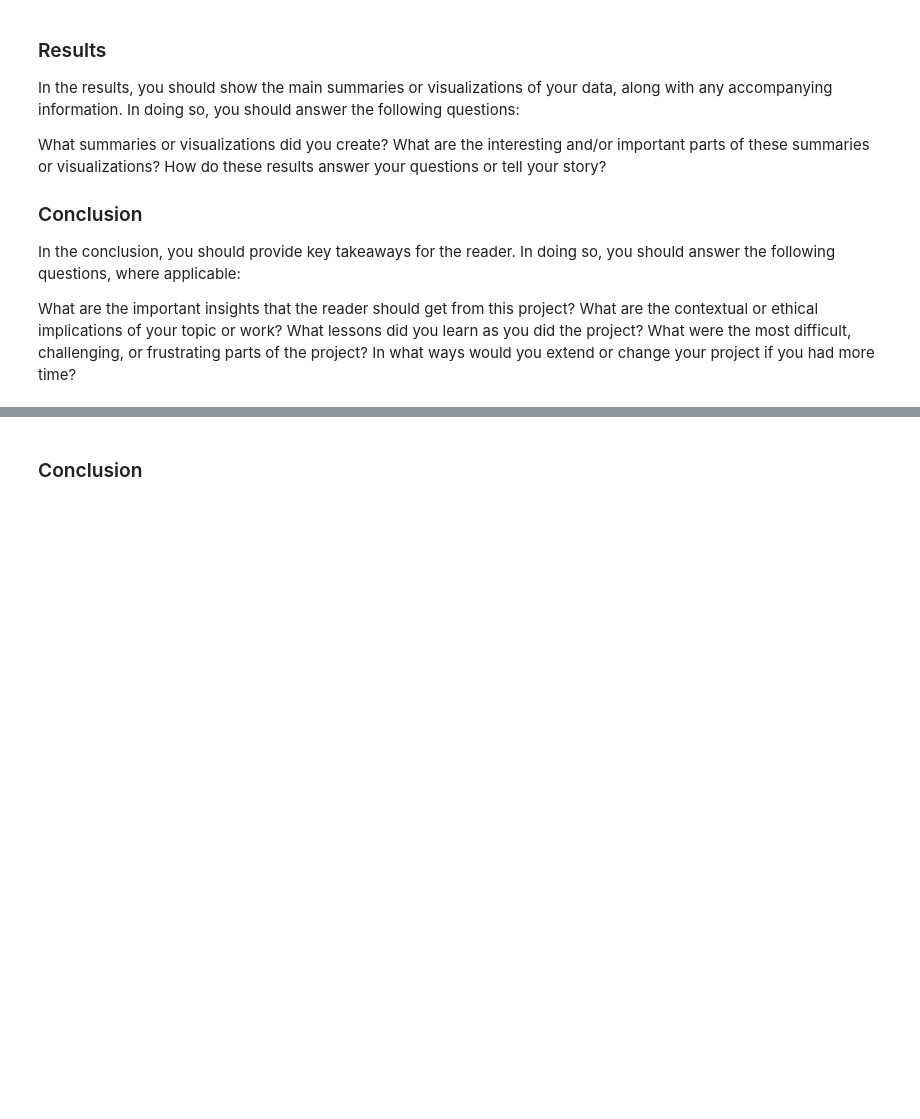
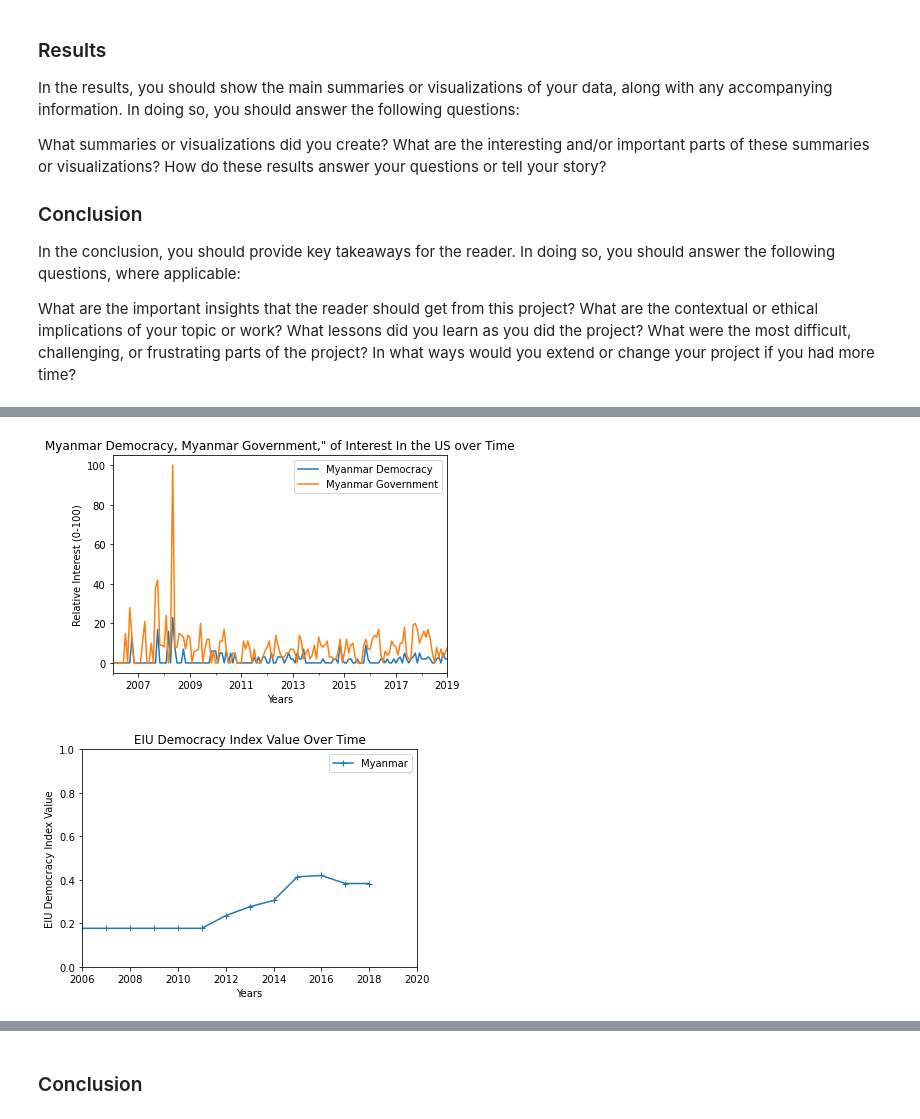
Before and after one commit to olincollege/midterm-project-Erhardt4, a Jupyter notebook: compessay.ipynb, the cells around one changed output, grey strips where cells are left out. Drawn from its saved outputs; the diff is of its cells as text; code cells hidden in the pictures; blank space fills up the shorter version.

```diff
--- a/compessay.ipynb
+++ b/compessay.ipynb
@@ -86,0 +153,11 @@ plot_country.pytrend_analysis(data, country_list, country_list[0], 4)
+# %%
+# Plotting pytrend data
+kw_list_myanmar_terms = ["Myanmar Democracy", "Myanmar Government"]
+myanmar_data_terms = plot_country.country_data_pytrend(kw_list_myanmar_terms)
+plot_country.make_plots(myanmar_data_terms, kw_list_myanmar_terms)
+
+# Plotting EIU data
+gapminder_data_manipulation.plot_chosen_countries([threshold_list[2]])
+# %% [output]
+[figure, added]
+[figure, added]
```
Also changed, not shown: parts of 27 cells of this notebook, 2 other files.
